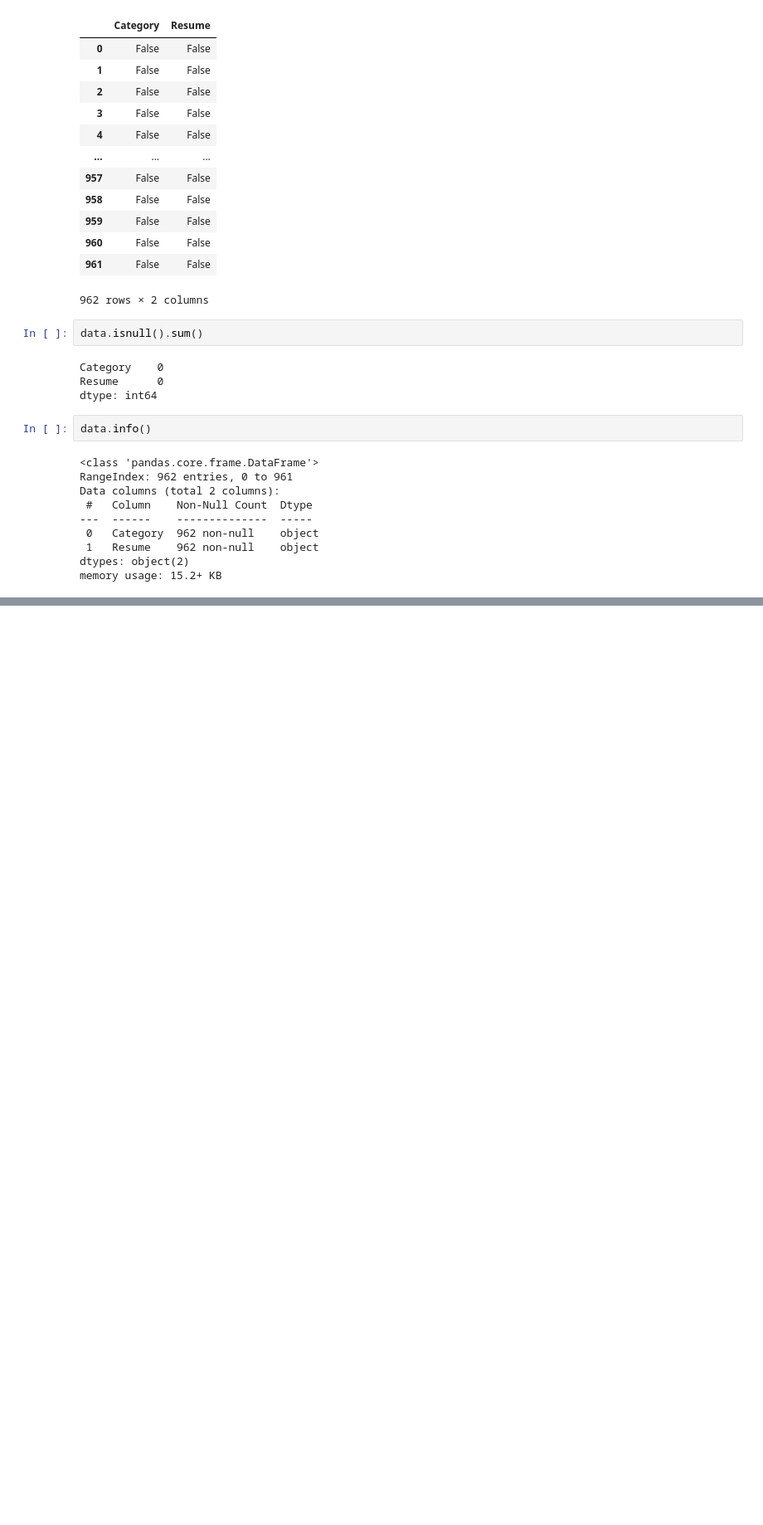
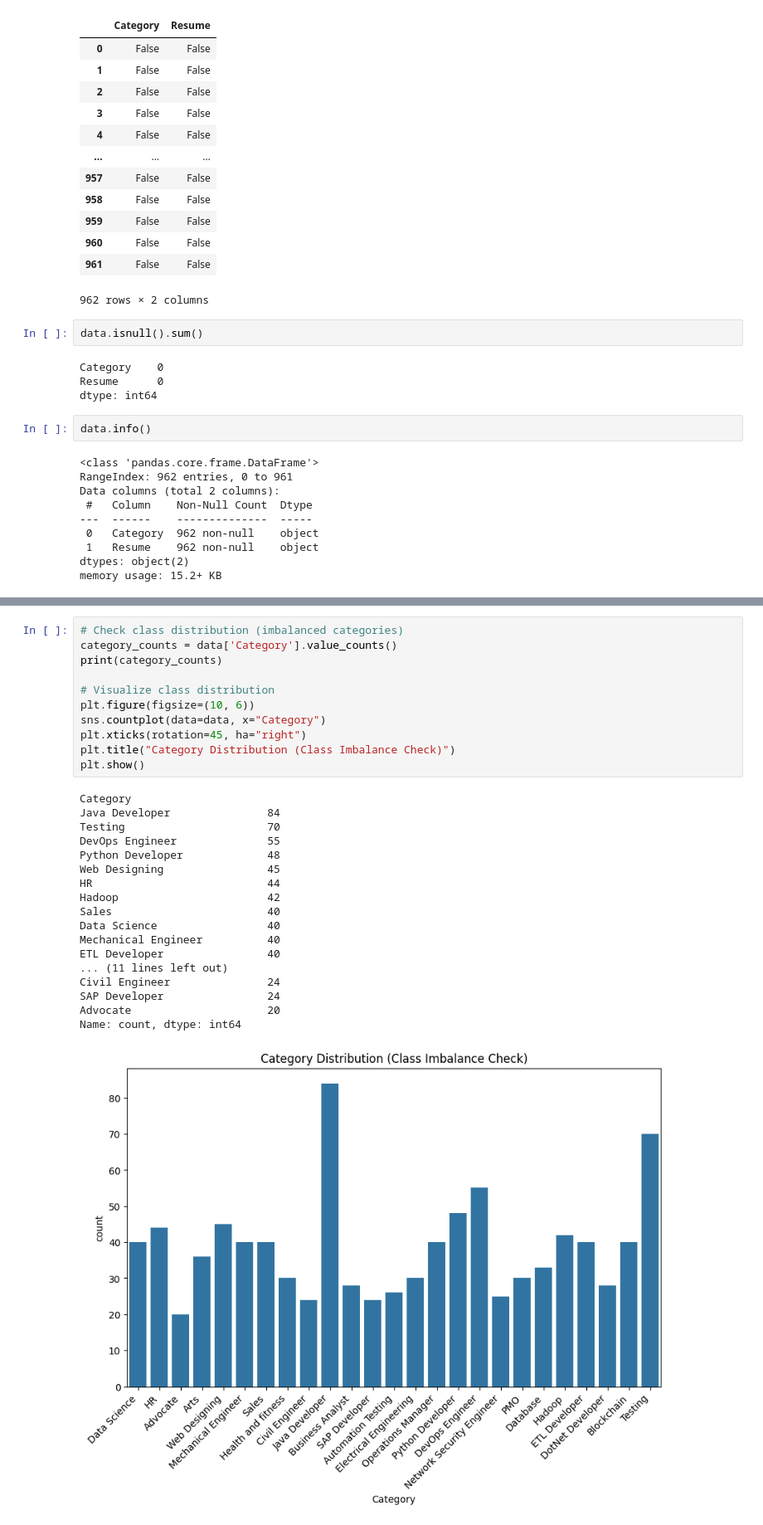
Before and after one commit to CodeMaestro016/AI-Powered-Resume-Screening-System, a Jupyter notebook: Files/model.ipynb, the cells around one changed output, grey strips where cells are left out. Shown at 83% size. Drawn from its saved outputs; the diff is of its cells as text; blank space fills up the shorter version.

```diff
--- a/Files/model.ipynb
+++ b/Files/model.ipynb
@@ -97,0 +347,30 @@ memory usage: 15.2+ KB
+# %%
+# Check class distribution (imbalanced categories)
+category_counts = data['Category'].value_counts()
+print(category_counts)
+
+# Visualize class distribution
+plt.figure(figsize=(10, 6))
+sns.countplot(data=data, x="Category")
+plt.xticks(rotation=45, ha="right")
+plt.title("Category Distribution (Class Imbalance Check)")
+plt.show()
+# %% [output]
+Category
+Java Developer               84
+Testing                      70
+DevOps Engineer              55
+Python Developer             48
+Web Designing                45
+HR                           44
+Hadoop                       42
+Sales                        40
+Data Science                 40
+Mechanical Engineer          40
+ETL Developer                40
+... (11 lines left out)
+Civil Engineer               24
+SAP Developer                24
+Advocate                     20
+Name: count, dtype: int64
+[figure, added]
```
Also changed, not shown: parts of 31 cells of this notebook, 5 other files.
